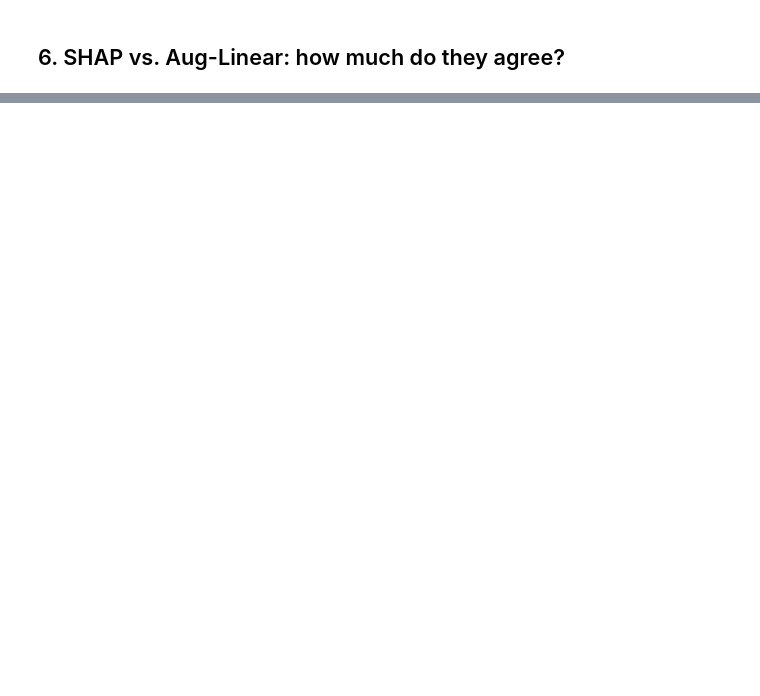
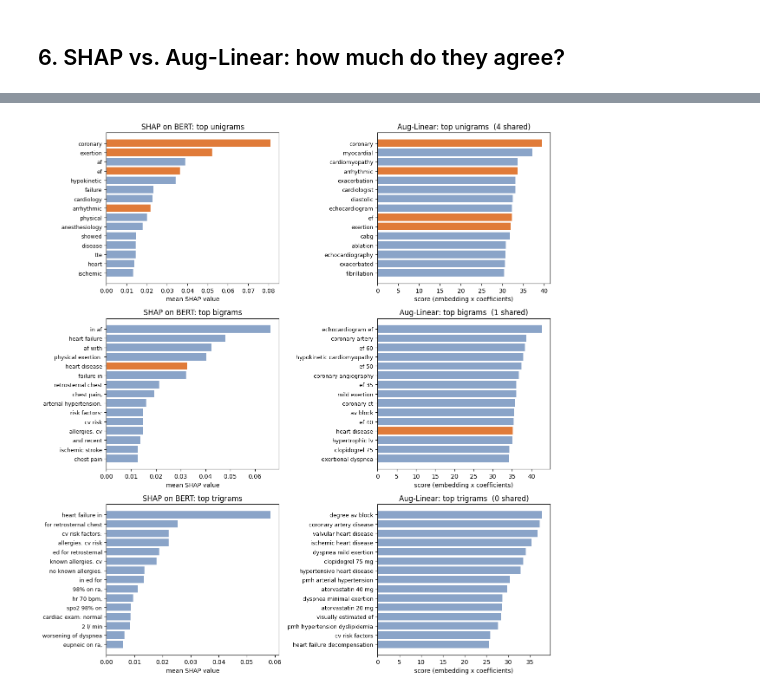
Before and after one commit to vittot/ISCB-NLP-Course-2026, a Jupyter notebook: notebooks/ex3_explainability.ipynb, the cells around one changed output, grey strips where cells are left out. Drawn from its saved outputs; the diff is of its cells as text; code cells hidden in the pictures; blank space fills up the shorter version.

```diff
--- a/notebooks/ex3_explainability.ipynb
+++ b/notebooks/ex3_explainability.ipynb
@@ -405,0 +491,26 @@ trigrams: 1/15 shared in both top-15 -> ['hypertensive heart disease']
+# %%
+import matplotlib.pyplot as plt
+
+fig, axes = plt.subplots(3, 2, figsize=(12, 13))
+for row, (n_words, shap_top, auglin_top) in enumerate([
+    ("unigrams", shap_unigrams, auglin_unigrams),
+    ("bigrams", shap_bigrams, auglin_bigrams),
+    ("trigrams", shap_trigrams, auglin_trigrams),
+]):
+    n_shared, shared = overlap(shap_top, auglin_top)
+    for col, (top, score_col, method, xlabel) in enumerate([
+        (shap_top, "mean_shap_value", "SHAP on BERT", "mean SHAP value"),
+        (auglin_top, "auglin_score", "Aug-Linear", "score (embedding x coefficients)"),
+    ]):
+        ax = axes[row, col]
+        colors = ["#e07b39" if g in shared else "#8aa4c8" for g in top["ngram"]]
+        ax.barh(range(len(top)), top[score_col], color=colors)
+        ax.set_yticks(range(len(top)))
+        ax.set_yticklabels(top["ngram"], fontsize=9)
+        ax.invert_yaxis()
+        ax.set_xlabel(xlabel)
+        ax.set_title(f"{method}: top {n_words}" + (f"  ({n_shared} shared)" if col == 1 else ""))
+plt.tight_layout()
+plt.show()
+# %% [output]
+[figure, added]
```
Also changed, not shown: parts of 19 cells of this notebook, 5 other files.
